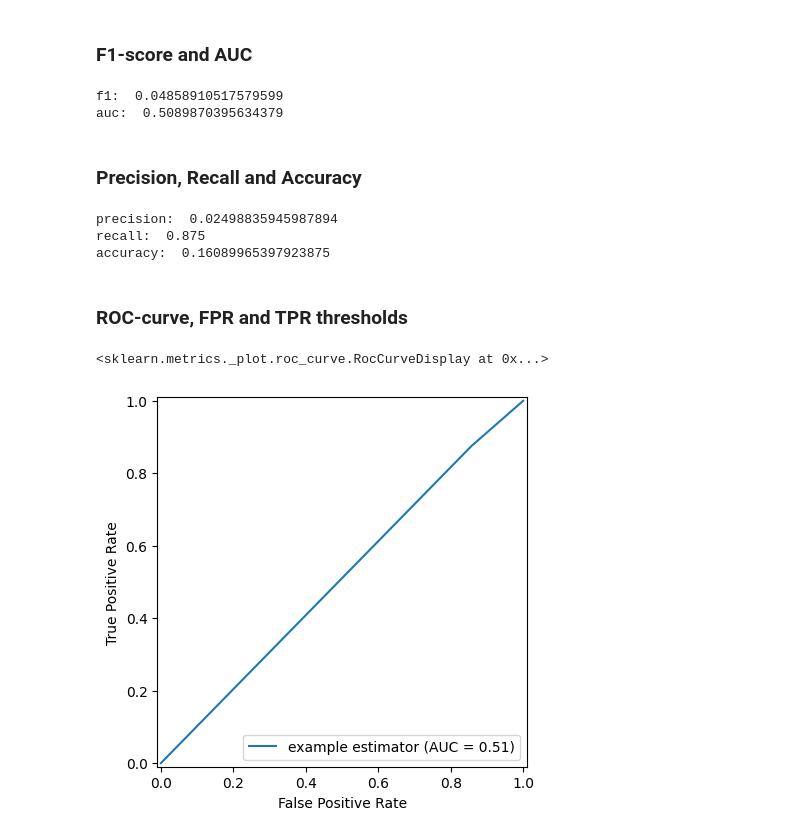
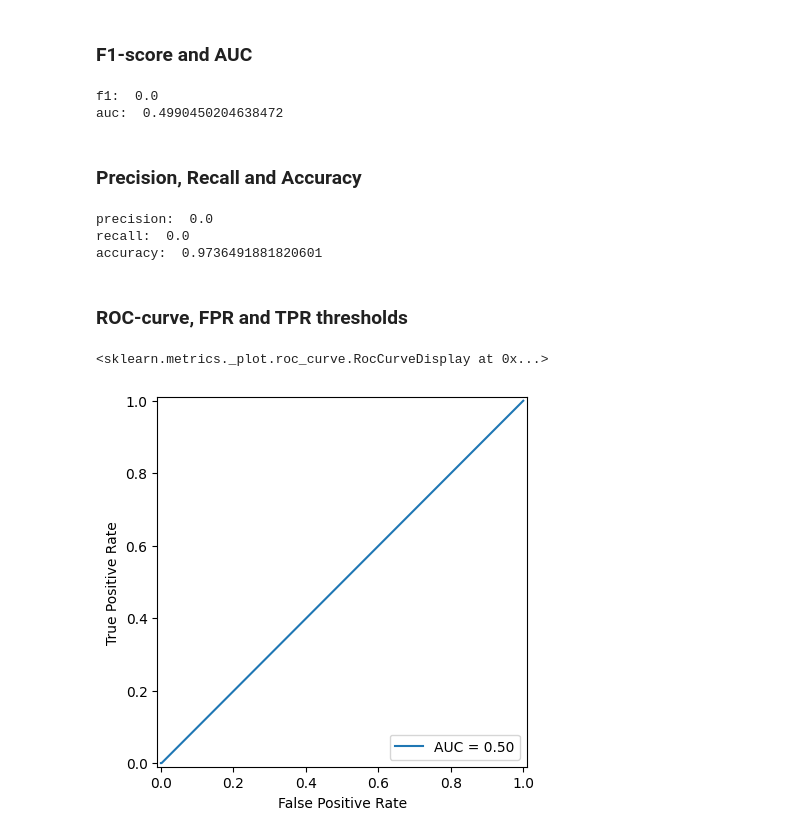
Before and after one commit to livmabj/multimodal_healthcare, a Jupyter notebook: eval.ipynb, the cells around one changed output. Cells and saved outputs as stored; diff of their text form; code cells hidden in the pictures.

```diff
--- a/eval.ipynb
+++ b/eval.ipynb
@@ -33,7 +33,7 @@ quantization_config = BitsAndBytesConfig(load_in_4bit=True,
 tokenizer = AutoTokenizer.from_pretrained("google/gemma-2b")
 gemma = AutoModelForCausalLM.from_pretrained("google/gemma-2b", device_map="auto", quantization_config=quantization_config)
 # %%
-model = torch.load('finetuned.pth').to('cuda')
+model = torch.load('results_small_focal_2_001/finetuned.pth').to('cuda')
 model.eval()
 # %% [output]
 ProjectionNN(
@@ -70,9 +72,9 @@ preds = []
 
 for i, item in enumerate(x_test):
     inputs = torch.tensor(item, dtype=torch.float32).to('cuda')
-    emb = model.forward(inputs)
-    concatted = torch.cat((word_embs, emb), dim=1).to(torch.float16)
-    outputs = custom_output(concatted, gemma)
+    emb = model.forward(inputs).to(torch.float16)
+    #concatted = torch.cat((word_embs, emb), dim=1).to(torch.float16)
+    outputs = custom_output(emb, gemma)
     preds.append(output_to_label(outputs))
     if i % 100 == 0:
         print('item num ', i)
@@ -170,8 +172,8 @@ auc = metrics.roc_auc_score(labels, preds)
 print('f1: ', f1)
 print('auc: ', auc)
 # %% [output]
-f1:  0.04858910517579599
-auc:  0.5089870395634379
+f1:  0.0
+auc:  0.4990450204638472
 # %% [markdown]
 ### Precision, Recall and Accuracy
 # %%
@@ -182,17 +184,17 @@ print('precision: ', precision)
 print('recall: ', recall)
 print('accuracy: ', accuracy)
 # %% [output]
-precision:  0.02498835945987894
-recall:  0.875
-accuracy:  0.16089965397923875
+precision:  0.0
+recall:  0.0
+accuracy:  0.9736491881820601
 # %% [markdown]
 ### ROC-curve, FPR and TPR thresholds
 # %%
 fpr, tpr, thresholds = metrics.roc_curve(labels, preds)
 roc_auc = metrics.auc(fpr, tpr)
-display = metrics.RocCurveDisplay(fpr=fpr, tpr=tpr, roc_auc=roc_auc, estimator_name='example estimator')
+display = metrics.RocCurveDisplay(fpr=fpr, tpr=tpr, roc_auc=roc_auc)
 
 display.plot()
 # %% [output]
 <sklearn.metrics._plot.roc_curve.RocCurveDisplay at 0x...>
-[figure, old version]
+[figure, new version]
```
Also changed, not shown: parts of 6 cells of this notebook.
